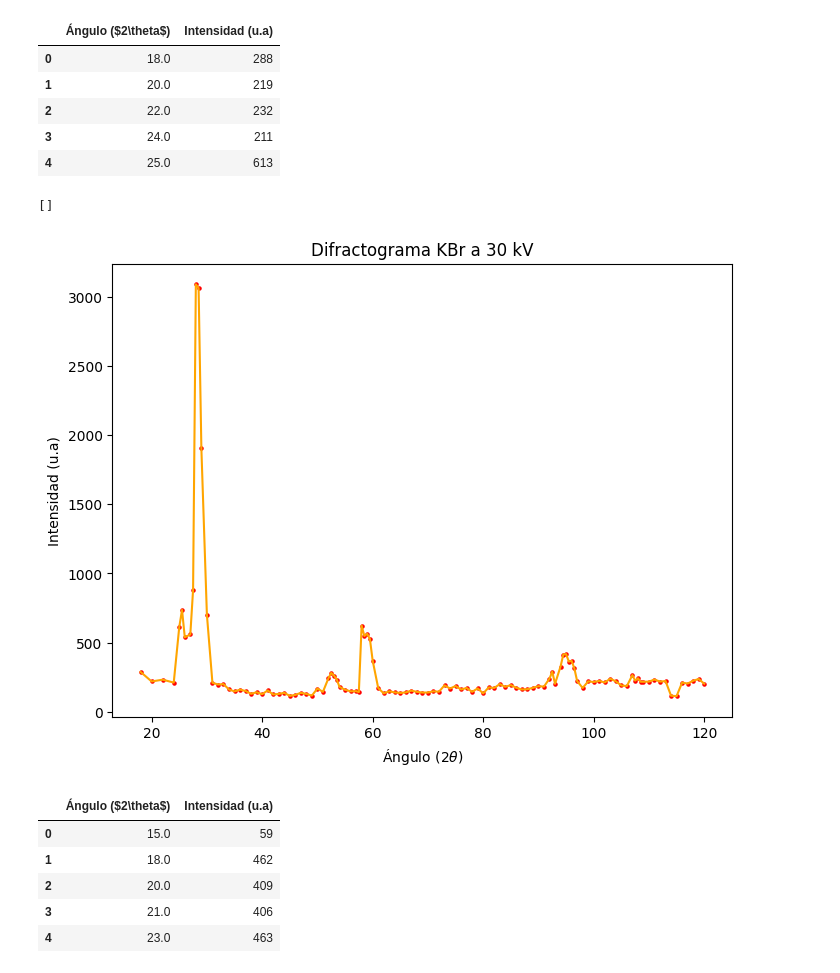
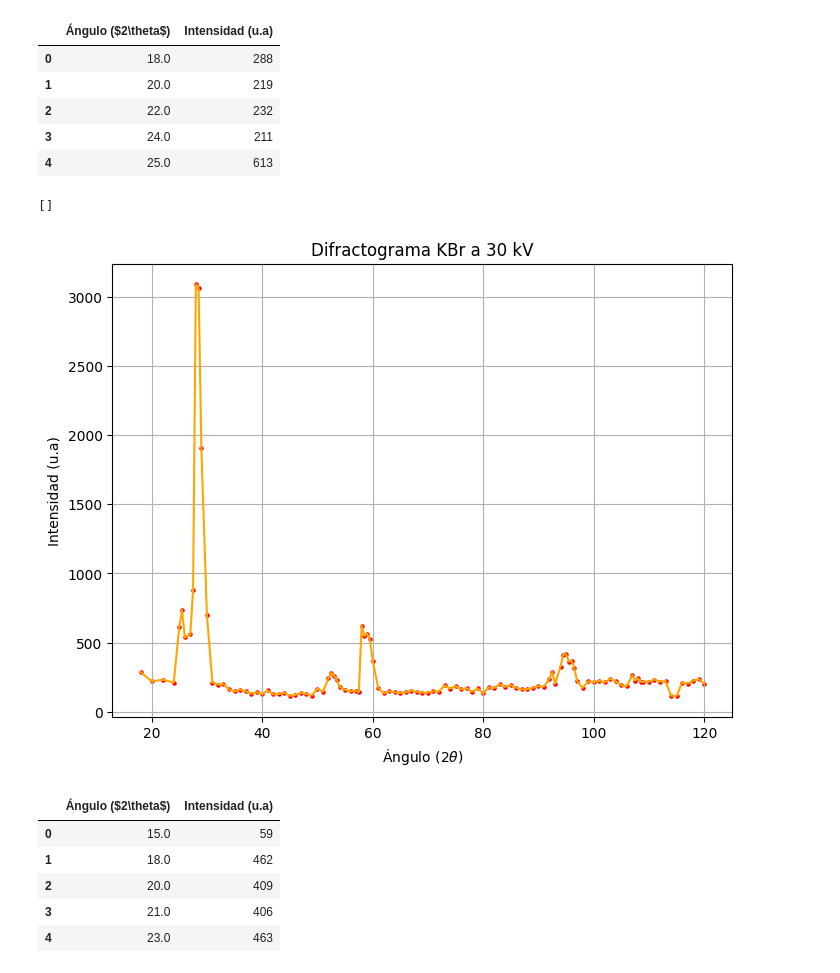
Before and after one commit to joshbrx/Proyectos, a Jupyter notebook: Difraccion_RX.ipynb, the cells around one changed output. Drawn from its saved outputs; the diff is of its cells as text; code cells hidden in the pictures.

```diff
--- a/Difraccion_RX.ipynb
+++ b/Difraccion_RX.ipynb
@@ -73,13 +73,13 @@ df2.head()
 # %%
 plt.scatter(df2.to_numpy()[:,0], df2.to_numpy()[:,1], c="red", s=s)
 plt.plot(df2.to_numpy()[:,0], df2.to_numpy()[:,1], c="orange")
 
 plt.xlabel(r"Ángulo ($2\theta$)"); plt.ylabel("Intensidad (u.a)")
-plt.title("Difractograma KBr a 30 kV")
+plt.title("Difractograma KBr a 30 kV"), plt.grid()
 plt.plot()
 # %% [output]
 []
-[figure, old version]
+[figure, new version]
 # %%
 # NaCl at 20kV
 angle3  = [15, 18, 20, 21, 23, 25, 27, 28, 29, 30, 31, 31, 32, 32.5, 33, 33.5, 34, 34.5, 35, 36, 37,
```
Also changed, not shown: parts of 2 cells of this notebook.
